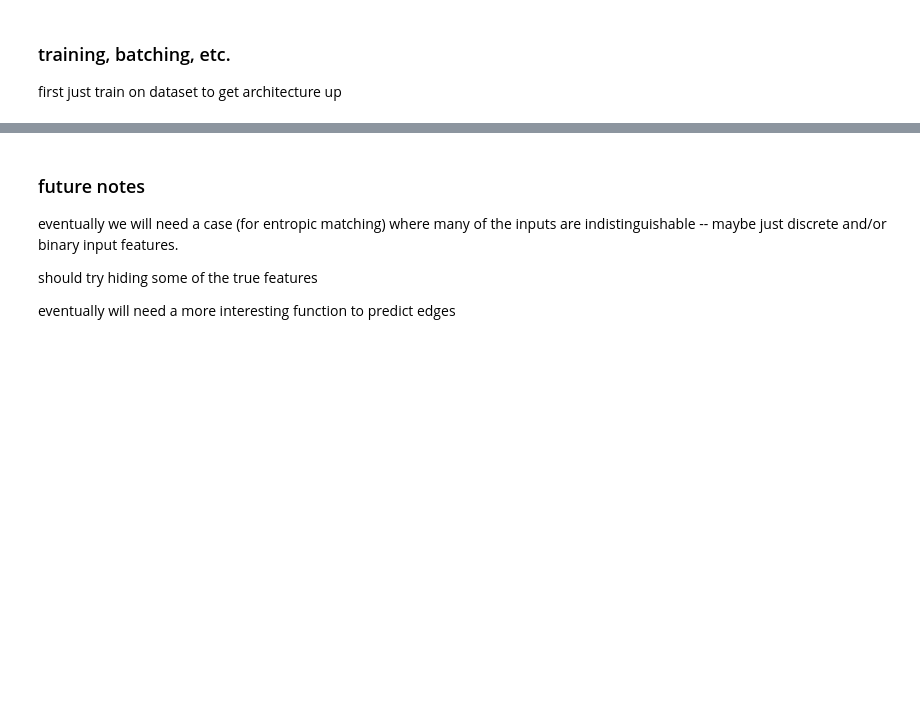
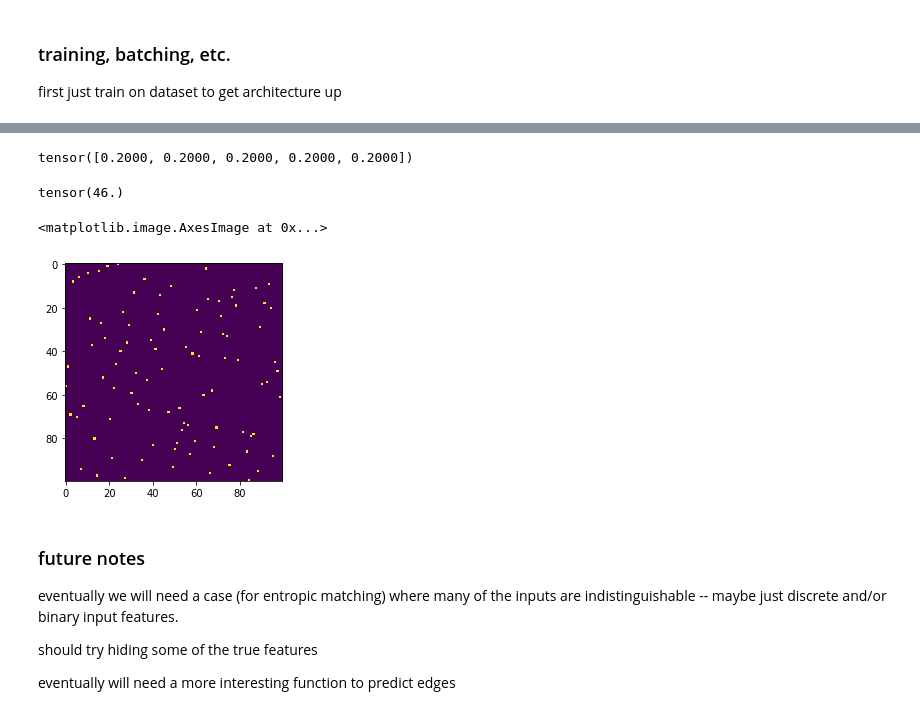
Before and after one commit to currymj/sinkhorn_predict_optimizer, a Jupyter notebook: bipartite.ipynb, the cells around one changed output, grey strips where cells are left out. Saved outputs shown, nothing was run; the diff lists cells and outputs as text; code cells hidden in the pictures; blank space fills up the shorter version.

```diff
--- a/bipartite.ipynb
+++ b/bipartite.ipynb
@@ -55,0 +116,33 @@ Sequential(
+# %%
+import gurobipy as gp
+
+def opt_match(cost_matrix):
+    # this will have to be modified to handle multiple similar items (integer not binary)
+    model = gp.Model()
+    x = {}
+    l_n = cost_matrix.shape[0]
+    r_n = cost_matrix.shape[1]
+    for i in range(l_n):
+        for j in range(r_n):
+            x[i, j] = model.addVar(vtype=gp.GRB.BINARY, name=f'x_{i}_{j}')
+    model.update()
+    match_once_constraints = []
+    for i in range(l_n):
+        match_once_constraints.append(
+            model.addConstr(gp.quicksum(x[i, j] for j in range(r_n)) <= 1))
+    for j in range(r_n):
+        match_once_constraints.append(
+            model.addConstr(gp.quicksum(x[i, j] for i in range(l_n)) <= 1))
+    obj = gp.QuadExpr()
+    for i in range(l_n):
+        for j in range(r_n):
+            obj += x[i,j] * cost_matrix[i,j].item()
+    model.setObjective(obj, gp.GRB.MAXIMIZE)
+    model.optimize()
+    model.update()
+
+    result = torch.zeros_like(cost_matrix)
+    for i in range(l_n):
+        for j in range(r_n):
+            result[i, j] = x[i,j].x
+    return result
@@ -55,0 +223,4 @@ Sequential(
+# %%
+trained_edges = (f.sigmoid(model(vecs)) > .5).float().detach()
+trained_result = opt_match(predicted_edges_to_matrix(trained_edges))
+torch.sum(trained_result * edge_mat)
@@ -55,0 +297,4 @@ Sequential(
+# %%
+torch.ones(5)/5
+# %% [output]
+tensor([0.2000, 0.2000, 0.2000, 0.2000, 0.2000])
@@ -56,3 +303,12 @@ Sequential(
+# %%
+(sinkhorn_hardmax * edge_mat).sum()
+# %% [output]
+tensor(46.)
+# %%
+plt.imshow(trained_result)
+# %% [output]
+<matplotlib.image.AxesImage at 0x...>
+[figure, added]
 # %% [markdown]
 ### future notes
 
```
Also changed, not shown: parts of 29 cells of this notebook.
